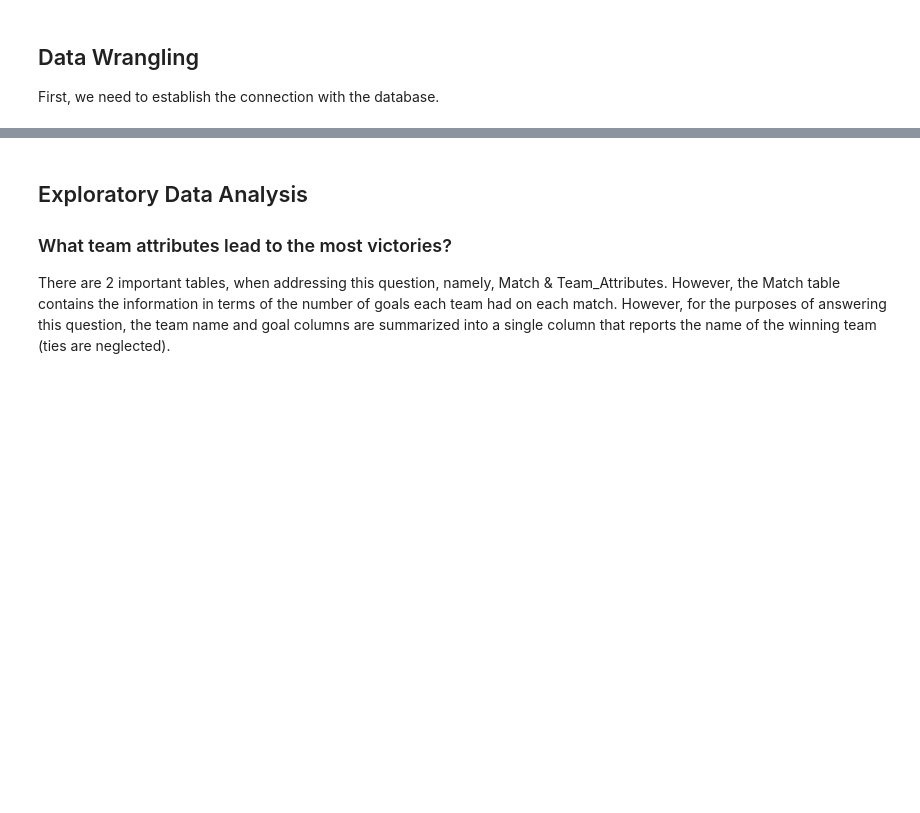
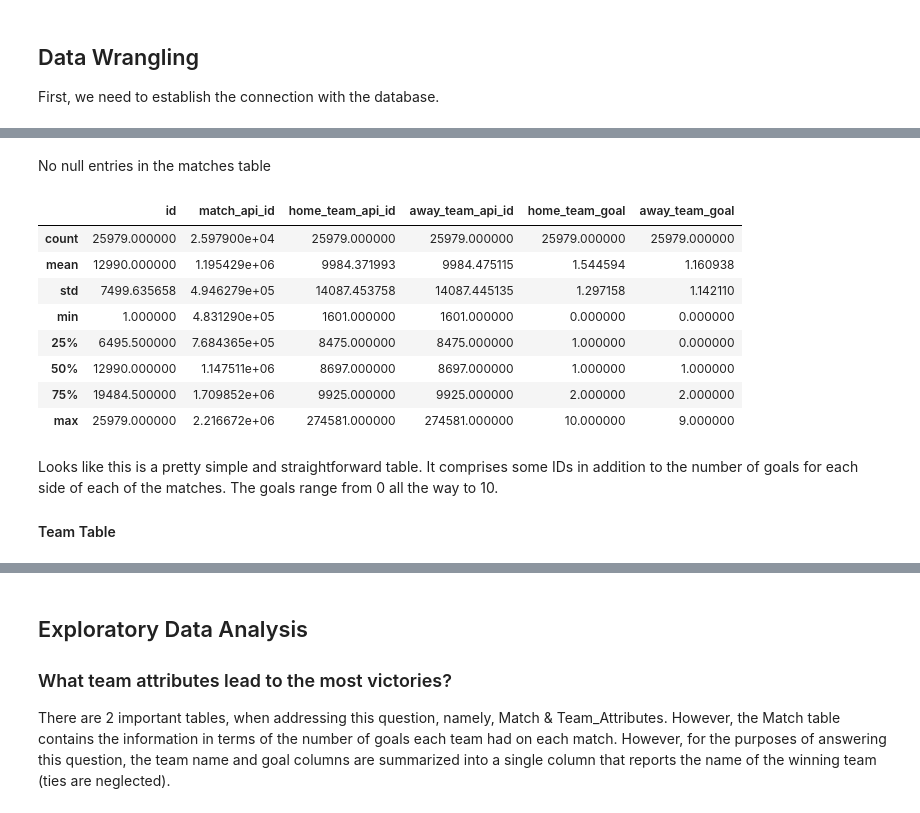
Before and after one commit to msarraj-edu/Investigating-Kaggle-Soccer-Dataset, a Jupyter notebook: Investigating-Kaggle_Soccer-Dataset.ipynb, the cells around one changed output, grey strips where cells are left out. Drawn from its saved outputs; the diff is of its cells as text; code cells hidden in the pictures; blank space fills up the shorter version.

```diff
--- a/Investigating-Kaggle_Soccer-Dataset.ipynb
+++ b/Investigating-Kaggle_Soccer-Dataset.ipynb
@@ -28,0 +30,4 @@ Upon manual inspection, it seems that data cleaning is not needed on this report
+# %%
+raw_matches = pd.read_sql_query('''
+select id, date, match_api_id, home_team_api_id, away_team_api_id, home_team_goal, away_team_goal
+from match''',conn)
@@ -28,0 +60,17 @@ Upon manual inspection, it seems that data cleaning is not needed on this report
+# %% [markdown]
+No null entries in the matches table
+# %%
+raw_matches.describe()
+# %% [output]
+|  | id | match_api_id | home_team_api_id | away_team_api_id | home_team_goal | away_team_goal |
+| count | 25979.000000 | 2.597900e+04 | 25979.000000 | 25979.000000 | 25979.000000 | 25979.000000 |
+| mean | 12990.000000 | 1.195429e+06 | 9984.371993 | 9984.475115 | 1.544594 | 1.160938 |
+| std | 7499.635658 | 4.946279e+05 | 14087.453758 | 14087.445135 | 1.297158 | 1.142110 |
+| min | 1.000000 | 4.831290e+05 | 1601.000000 | 1601.000000 | 0.000000 | 0.000000 |
+| 25% | 6495.500000 | 7.684365e+05 | 8475.000000 | 8475.000000 | 1.000000 | 0.000000 |
+| 50% | 12990.000000 | 1.147511e+06 | 8697.000000 | 8697.000000 | 1.000000 | 1.000000 |
+| 75% | 19484.500000 | 1.709852e+06 | 9925.000000 | 9925.000000 | 2.000000 | 2.000000 |
+| max | 25979.000000 | 2.216672e+06 | 274581.000000 | 274581.000000 | 10.000000 | 9.000000 |
+# %% [markdown]
+Looks like this is a pretty simple and straightforward table. It comprises some IDs in addition to the number of goals for each side of each of the matches. The goals range from 0 all the way to 10.
+#### Team Table
```
Also changed, not shown: parts of 30 cells of this notebook, 1 other file.
